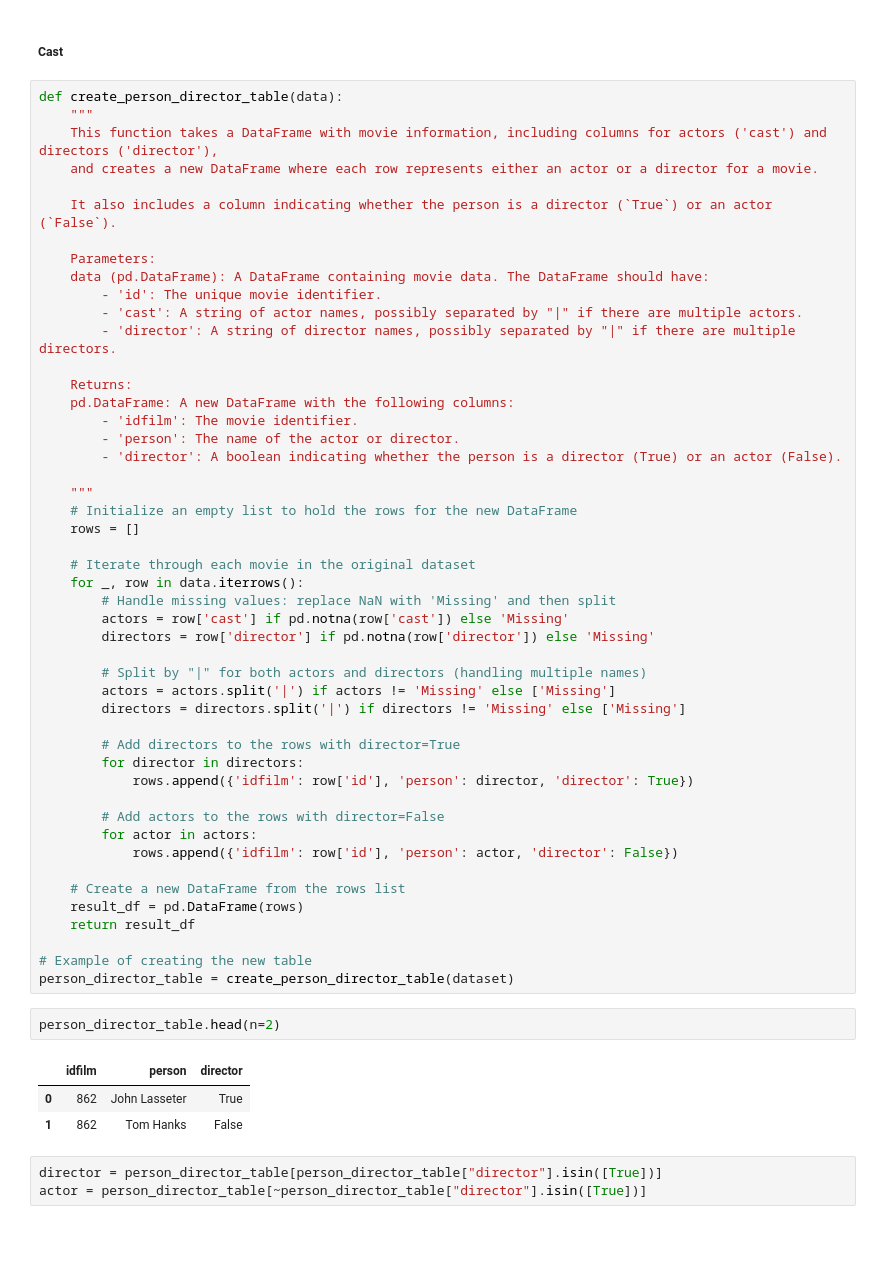
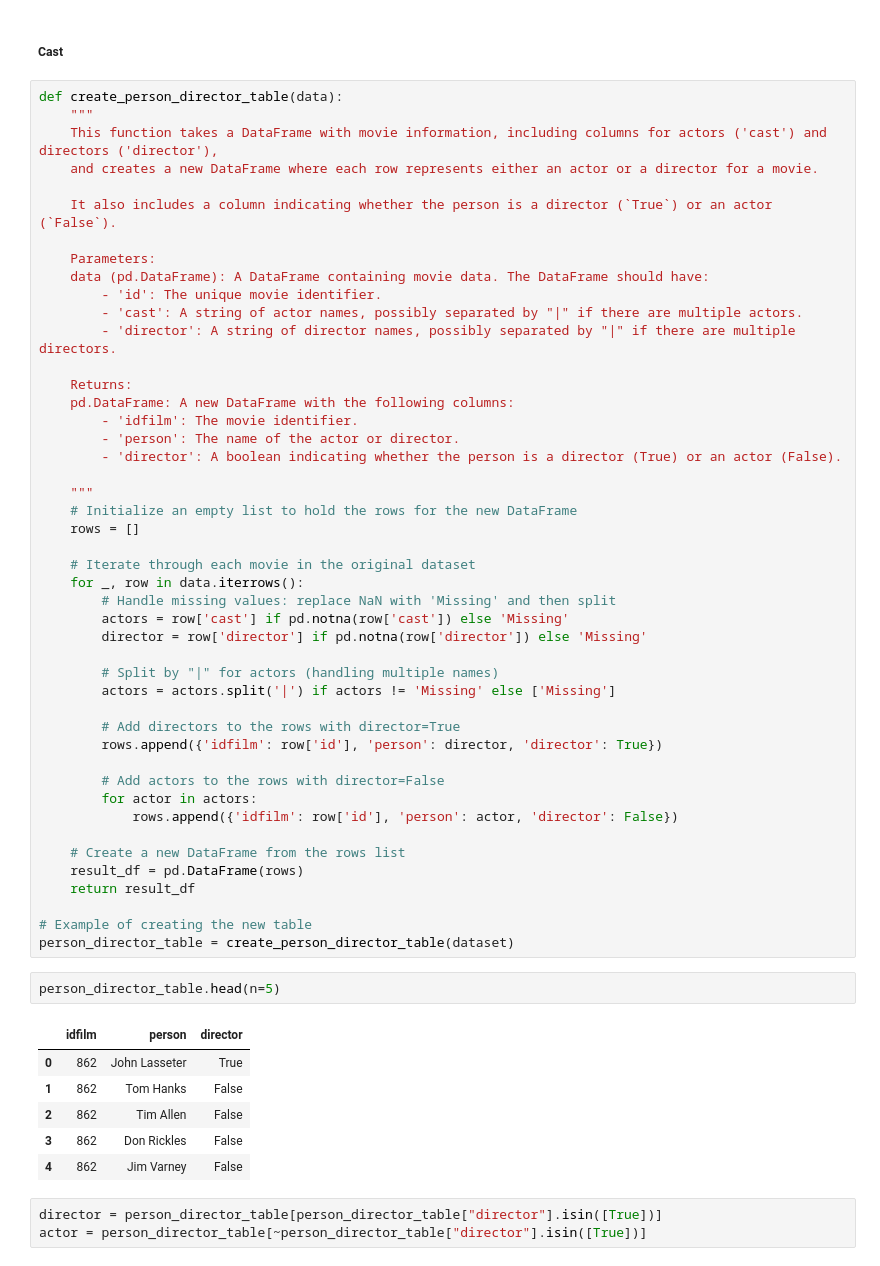
Before and after one commit to julien-data-analyst/Application_web_film, a Jupyter notebook: app/explo.ipynb, the cells around one changed output. Saved outputs shown, nothing was run; the diff lists cells and outputs as text; blank space fills up the shorter version.

```diff
--- a/app/explo.ipynb
+++ b/app/explo.ipynb
@@ -510,15 +537,13 @@ def create_person_director_table(data):
     for _, row in data.iterrows():
         # Handle missing values: replace NaN with 'Missing' and then split
         actors = row['cast'] if pd.notna(row['cast']) else 'Missing'
-        directors = row['director'] if pd.notna(row['director']) else 'Missing'
+        director = row['director'] if pd.notna(row['director']) else 'Missing'
 
-        # Split by "|" for both actors and directors (handling multiple names)
+        # Split by "|" for actors (handling multiple names)
         actors = actors.split('|') if actors != 'Missing' else ['Missing']
-        directors = directors.split('|') if directors != 'Missing' else ['Missing']
 
         # Add directors to the rows with director=True
-        for director in directors:
-            rows.append({'idfilm': row['id'], 'person': director, 'director': True})
+        rows.append({'idfilm': row['id'], 'person': director, 'director': True})
 
         # Add actors to the rows with director=False
         for actor in actors:
@@ -531,11 +556,14 @@ def create_person_director_table(data):
 # Example of creating the new table
 person_director_table = create_person_director_table(dataset)
 # %%
-person_director_table.head(n=2)
+person_director_table.head(n=5)
 # %% [output]
 |  | idfilm | person | director |
 | 0 | 862 | John Lasseter | True |
 | 1 | 862 | Tom Hanks | False |
+| 2 | 862 | Tim Allen | False |
+| 3 | 862 | Don Rickles | False |
+| 4 | 862 | Jim Varney | False |
 # %%
 director = person_director_table[person_director_table["director"].isin([True])]
 actor = person_director_table[~person_director_table["director"].isin([True])]
```
Also changed, not shown: parts of 12 cells of this notebook, 4 other files.
